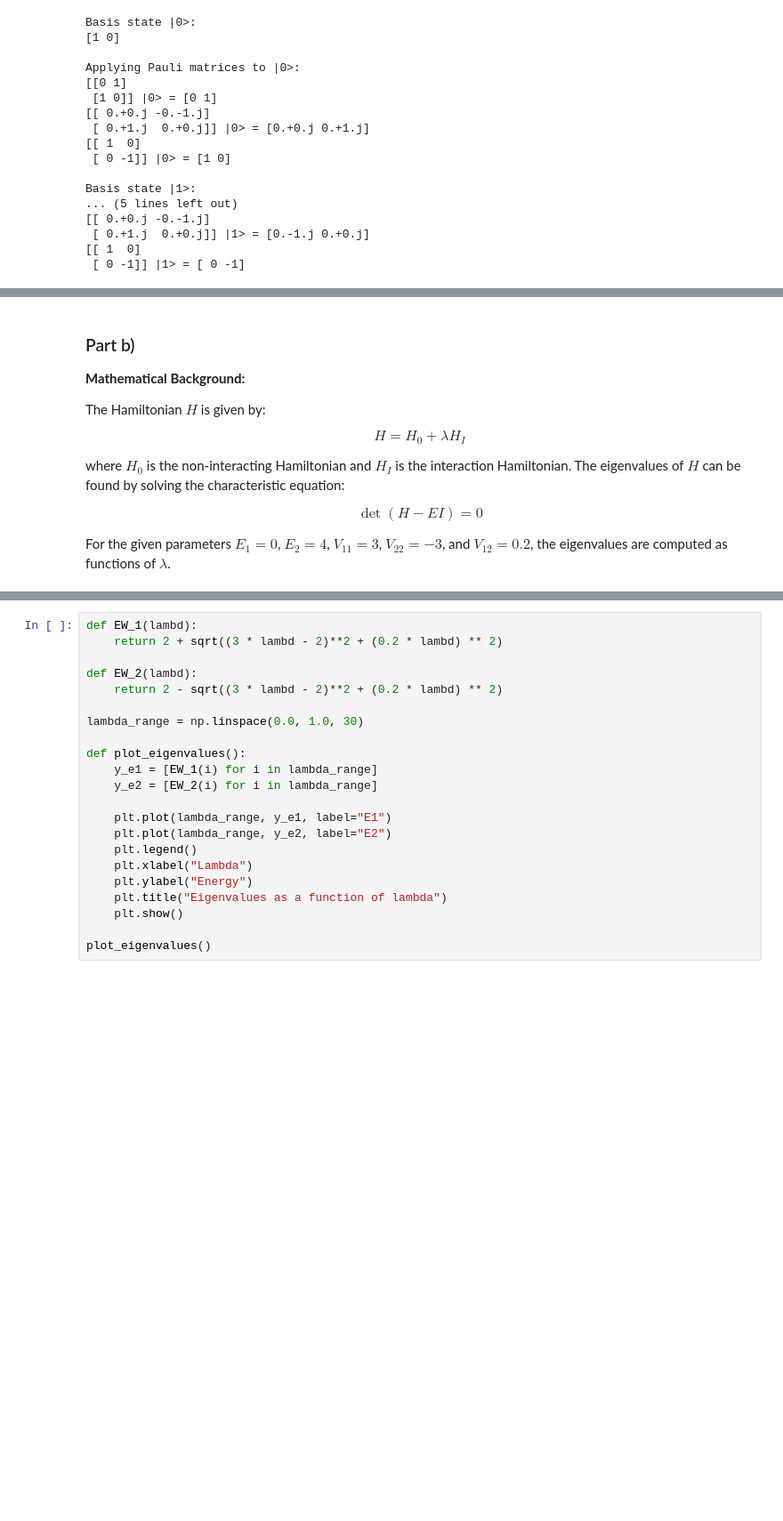
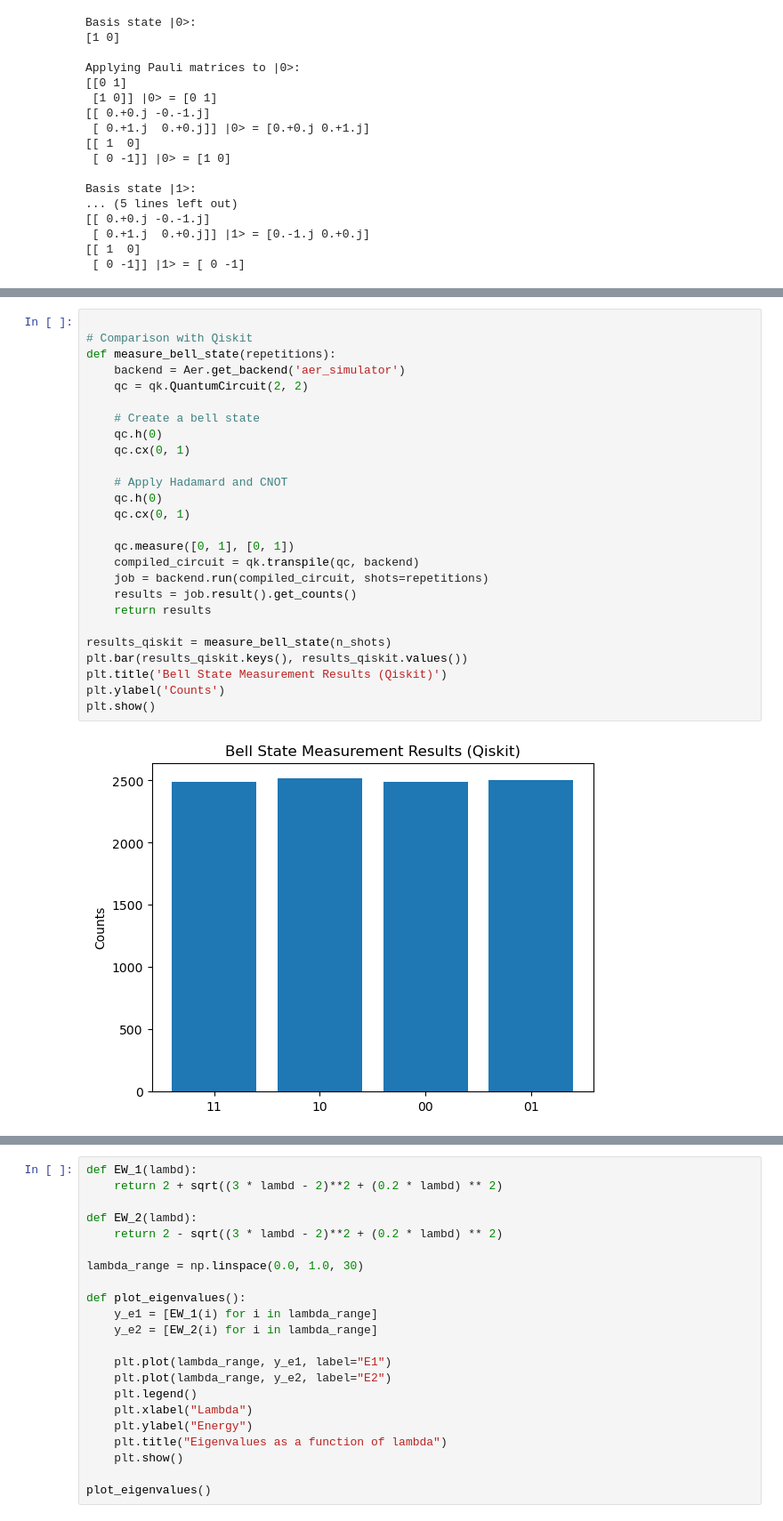
Before and after one commit to jocularvernacular/QCQML-Project1, a Jupyter notebook: project1.ipynb, the cells around one changed output, grey strips where cells are left out. Shown: that part at 89% size. Drawn from its saved outputs; the diff is of its cells as text; blank space fills up the shorter version.

```diff
--- a/project1.ipynb
+++ b/project1.ipynb
@@ -170,18 +150,28 @@ With Qiskit:
-# %% [markdown]
-### Part b)
-
-**Mathematical Background:**
-
-The Hamiltonian $H$ is given by:
-
-$$
-H = H_0 + \lambda H_I
-$$
-
-where $H_0$ is the non-interacting Hamiltonian and $H_I$ is the interaction Hamiltonian. The eigenvalues of $H$ can be found by solving the characteristic equation:
-
-$$
-\det(H - E I) = 0
-$$
-
-For the given parameters $E_1 = 0$, $E_2 = 4$, $V_{11} = 3$, $V_{22} = -3$, and $V_{12} = 0.2$, the eigenvalues are computed as functions of $\lambda$.
+# %%
+
+# Comparison with Qiskit
+def measure_bell_state(repetitions):
+    backend = Aer.get_backend('aer_simulator')
+    qc = qk.QuantumCircuit(2, 2)
+
+    # Create a bell state
+    qc.h(0)
+    qc.cx(0, 1)
+
+    # Apply Hadamard and CNOT
+    qc.h(0)
+    qc.cx(0, 1)
+
+    qc.measure([0, 1], [0, 1])
+    compiled_circuit = qk.transpile(qc, backend)
+    job = backend.run(compiled_circuit, shots=repetitions)
+    results = job.result().get_counts()
+    return results
+
+results_qiskit = measure_bell_state(n_shots)
+plt.bar(results_qiskit.keys(), results_qiskit.values())
+plt.title('Bell State Measurement Results (Qiskit)')
+plt.ylabel('Counts')
+plt.show()
+# %% [output]
+[figure, added]
```
Also changed, not shown: parts of 18 cells of this notebook.
